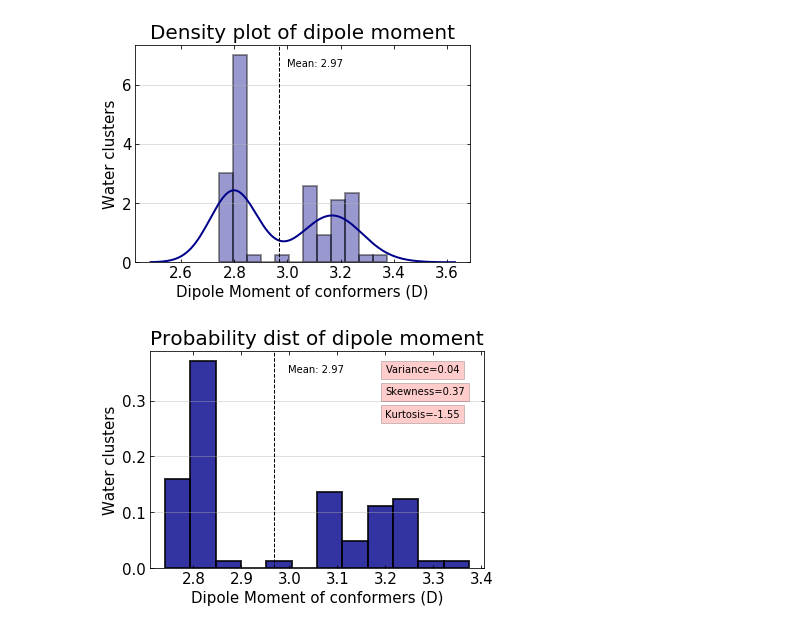
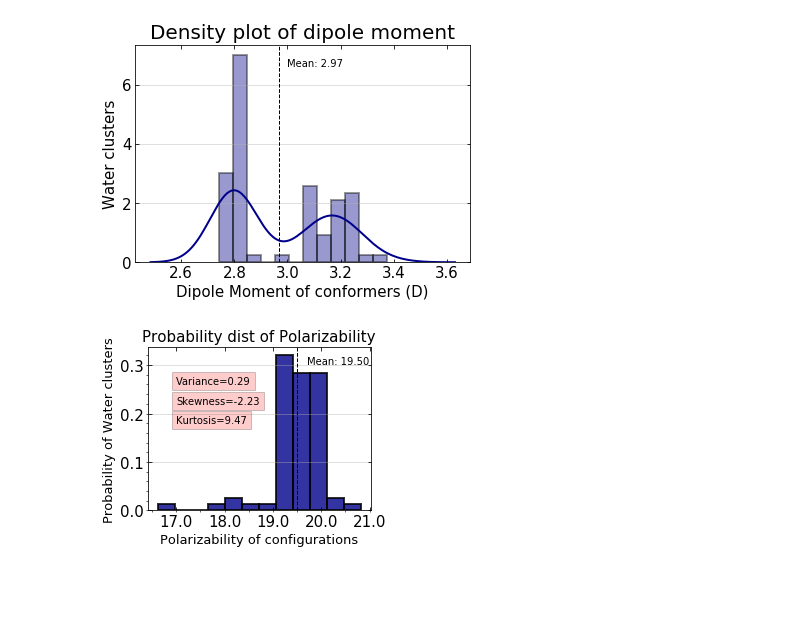
Before and after one commit to rmaharj17/python-plot, a Jupyter notebook: data/Histogram.ipynb, the cells around one changed output. Drawn from its saved outputs; the diff is of its cells as text; code cells hidden in the pictures; blank space fills up the shorter version.

```diff
--- a/data/Histogram.ipynb
+++ b/data/Histogram.ipynb
@@ -22,8 +22,8 @@ So you need to take into account your bin width as well, i.e. compute the area u
 import pandas as pd
 
 # Read in data and examine first 10 rows
-df = pd.read_excel("HF_plot.xlsx")
+df = pd.read_excel("polar_dipoleMoment_pVDZ.xlsx")
 # print(df)
-#print(df.head(10))
-dipoleMoment = df['DipoleMoment']
+print(df.head(10))
+dipoleMoment = df['polarization']   # used, dipoleMoment istead of polarization
 # link to this histogram: "https://towardsdatascience.com/histograms-and-density-plots-in-python-f6bda88f5ac0"
@@ -74,34 +86,54 @@ plt.tick_params(axis='both', left='on', top='on', right='on',
 # %%
 # Import the libraries
 import matplotlib.pyplot as plt
 %matplotlib inline
 import seaborn as sns
 import numpy as np
+from matplotlib.ticker import (MultipleLocator, FormatStrFormatter,
+                               AutoMinorLocator)
 from scipy.stats import kurtosis
 from scipy.stats import skew
+
+# Set up the plot
+fig = plt.figure(figsize=(4, 3))
+ax = fig.add_subplot(1, 1, 1)
 
 # this histogram is based on probability
 weights = np.ones_like(np.array(dipoleMoment))/float(len(np.array(dipoleMoment)))
 plt.hist(dipoleMoment, weights=weights, bins = 12, color = 'darkblue', alpha = 0.8, edgecolor = 'black', linewidth=2)
 
 plt.axvline(dipoleMoment.mean(), color='k', linestyle='dashed', linewidth=1)
 min_ylim, max_ylim = plt.ylim()
 plt.text(dipoleMoment.mean()*1.01, max_ylim*0.9, 'Mean: {:.2f}'.format(dipoleMoment.mean()))
-plt.text(3.2, 0.35, "Variance=%4.2f" % np.var(dipoleMoment), bbox=dict(facecolor='red', alpha=0.2))
-plt.text(3.2, 0.31, "Skewness=%4.2f" % skew(dipoleMoment), bbox=dict(facecolor='red', alpha=0.2))
-plt.text(3.2, 0.27, "Kurtosis=%4.2f" % kurtosis(dipoleMoment), bbox=dict(facecolor='red', alpha=0.2))
+plt.text(17.0, 0.26, "Variance=%4.2f" % np.var(dipoleMoment), bbox=dict(facecolor='red', alpha=0.2))
+plt.text(17.0, 0.22, "Skewness=%4.2f" % skew(dipoleMoment), bbox=dict(facecolor='red', alpha=0.2))
+plt.text(17.0, 0.18, "Kurtosis=%4.2f" % kurtosis(dipoleMoment), bbox=dict(facecolor='red', alpha=0.2))
 # Add labels
-plt.title('Probability dist of dipole moment', fontsize=20)
-plt.xlabel('Dipole Moment of conformers (D)', fontsize=15)
-plt.ylabel('Water clusters', fontsize=15)
+plt.title('Probability dist of Polarizability', fontsize=15)
+plt.xlabel('Polarizability of configurations', fontsize=13)
+plt.ylabel('Probability of Water clusters', fontsize=13)
+
+# y-axis set-up
+# plt.ylim(0, 6)   # to manage x-axis, plt.xlim(3, 10)
+ax.yaxis.set_major_locator(MultipleLocator(0.1))
+ax.yaxis.set_major_formatter(FormatStrFormatter('%0.1f'))
+# For the minor ticks, use no labels; default NullFormatter.
+ax.yaxis.set_minor_locator(MultipleLocator(0.02))
+
+# x-axis set-up
+ax.xaxis.set_major_locator(MultipleLocator(1))
+ax.xaxis.set_major_formatter(FormatStrFormatter('%0.1f'))
+# For the minor ticks, use no labels; default NullFormatter.
+ax.xaxis.set_minor_locator(MultipleLocator(0.5))
+
 plt.grid(axis='y', alpha=0.5)
 # Tick Parameters
 plt.tick_params(axis='both', left='on', top='on', right='on',
                     bottom='on', labelleft='on', labeltop='off',
                     labelright='off', labelbottom='on', direction = 'in', which='major', labelsize=15)
 # plt.grid('off') or plt.grid(False)
 # saving figure
-# plt.savefig("probDist_HF.png", bbox_inches="tight", dpi = 500)
-# plt.show()
+plt.savefig("probDist_B3LYP_pVDZ_polar.png", bbox_inches="tight", dpi = 500)
+plt.show()
 # %% [output]
-[figure, old version]
+[figure, new version]
```
Also changed, not shown: parts of 5 cells of this notebook.
